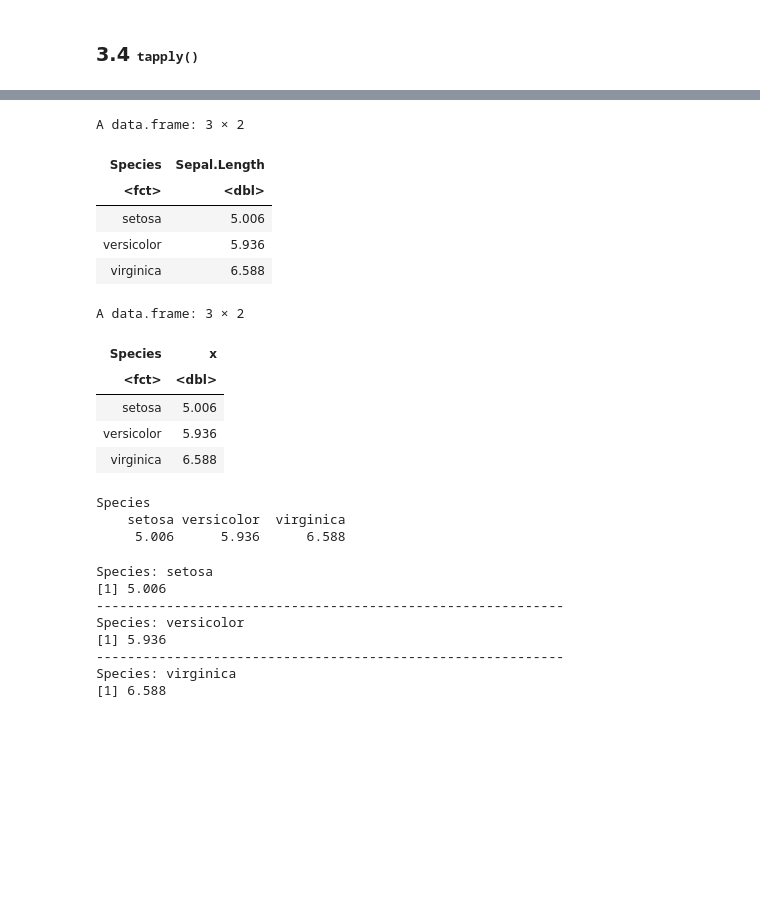
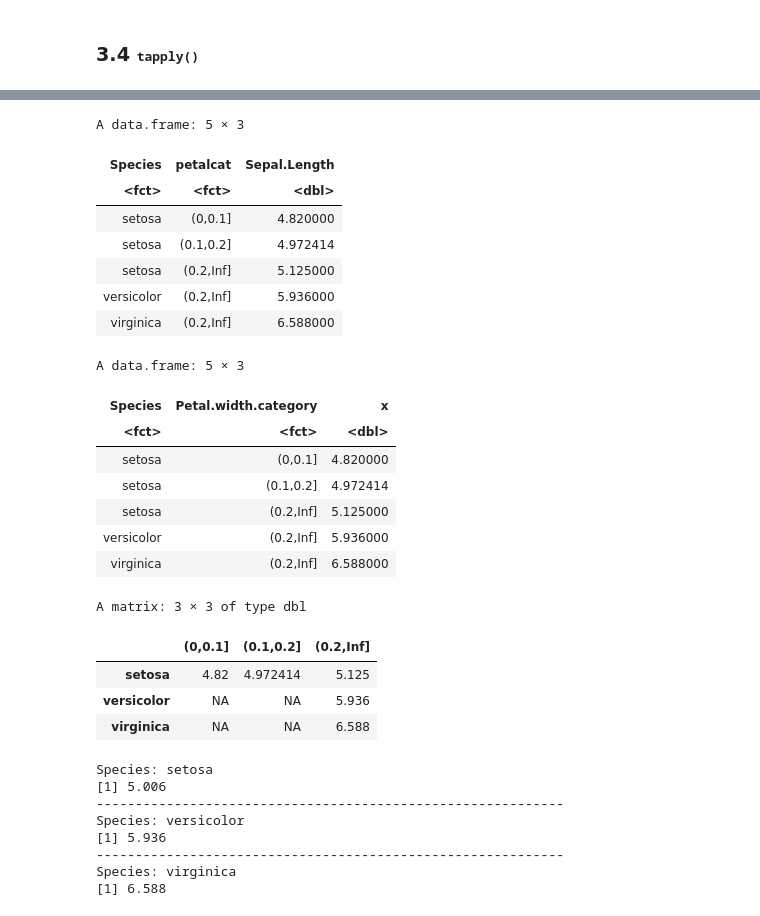
Before and after one commit to ly129/EPIB613_2020, a Jupyter notebook: Lecture10.ipynb, the cells around one changed output, grey strips where cells are left out. Saved outputs shown, nothing was run; the diff lists cells and outputs as text; code cells hidden in the pictures; blank space fills up the shorter version.

```diff
--- a/Lecture10.ipynb
+++ b/Lecture10.ipynb
@@ -253,0 +295,2 @@ $A
+# %%
+iris$petalcat <- cut(iris$Petal.Width, c(0.0,0.1,0.2, Inf))
@@ -254,29 +309,37 @@ $A
 # %%
 # recall aggregate()
-aggregate(Sepal.Length~Species, FUN = mean, data = iris)
+aggregate(Sepal.Length~Species+petalcat, FUN = mean, data = iris)
 # %% [output]
-A data.frame: 3 × 2
+A data.frame: 5 × 3
-| Species | Sepal.Length |
-| <fct> | <dbl> |
-| setosa | 5.006 |
-| versicolor | 5.936 |
-| virginica | 6.588 |
+| Species | petalcat | Sepal.Length |
+| <fct> | <fct> | <dbl> |
+| setosa | (0,0.1] | 4.820000 |
+| setosa | (0.1,0.2] | 4.972414 |
+| setosa | (0.2,Inf] | 5.125000 |
+| versicolor | (0.2,Inf] | 5.936000 |
+| virginica | (0.2,Inf] | 6.588000 |
 # %%
 # Alternative syntax
-aggregate(iris$Sepal.Length, by = list(Species = iris$Species), FUN = mean)
+aggregate(iris$Sepal.Length, by = list(Species = iris$Species,
+                                       Petal.width.category = iris$petalcat),
+          FUN = mean)
 # %% [output]
-A data.frame: 3 × 2
+A data.frame: 5 × 3
-| Species | x |
-| <fct> | <dbl> |
-| setosa | 5.006 |
-| versicolor | 5.936 |
-| virginica | 6.588 |
+| Species | Petal.width.category | x |
+| <fct> | <fct> | <dbl> |
+| setosa | (0,0.1] | 4.820000 |
+| setosa | (0.1,0.2] | 4.972414 |
+| setosa | (0.2,Inf] | 5.125000 |
+| versicolor | (0.2,Inf] | 5.936000 |
+| virginica | (0.2,Inf] | 6.588000 |
 # %%
-tapply(X = iris$Sepal.Length, INDEX = list(Species = iris$Species), FUN = mean)
+tapply(X = iris$Sepal.Length, INDEX = list(Species = iris$Species, iris$petalcat), FUN = mean)
 # %% [output]
-Species
-    setosa versicolor  virginica
-     5.006      5.936      6.588
+A matrix: 3 × 3 of type dbl
+|  | (0,0.1] | (0.1,0.2] | (0.2,Inf] |
+| setosa | 4.82 | 4.972414 | 5.125 |
+| versicolor | NA | NA | 5.936 |
+| virginica | NA | NA | 6.588 |
 # %%
 # Another function that does the same thing
 by(data = iris$Sepal.Length, INDICES = list(Species = iris$Species), FUN = mean)
```
Also changed, not shown: parts of 23 cells of this notebook, 2 other files.
